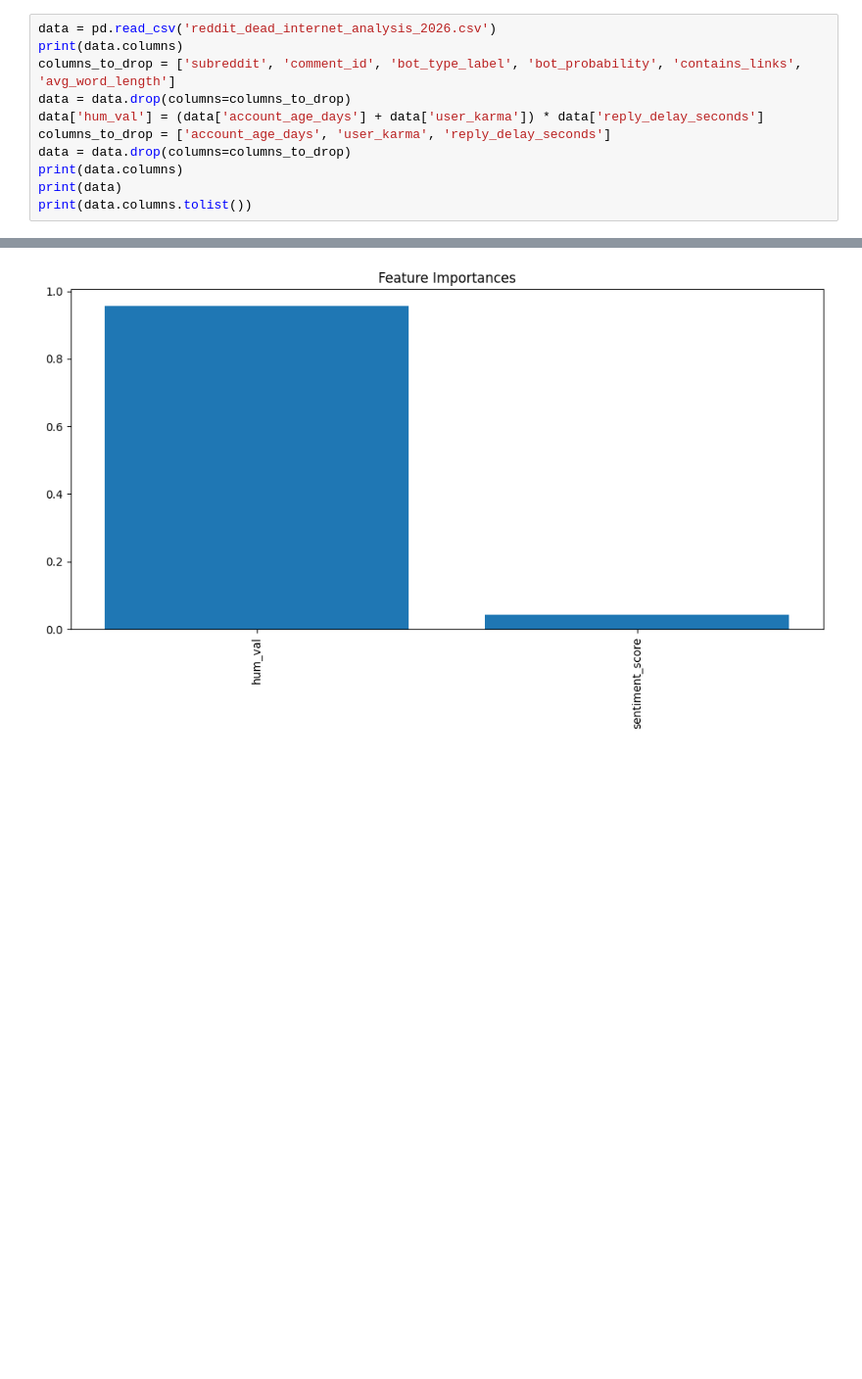
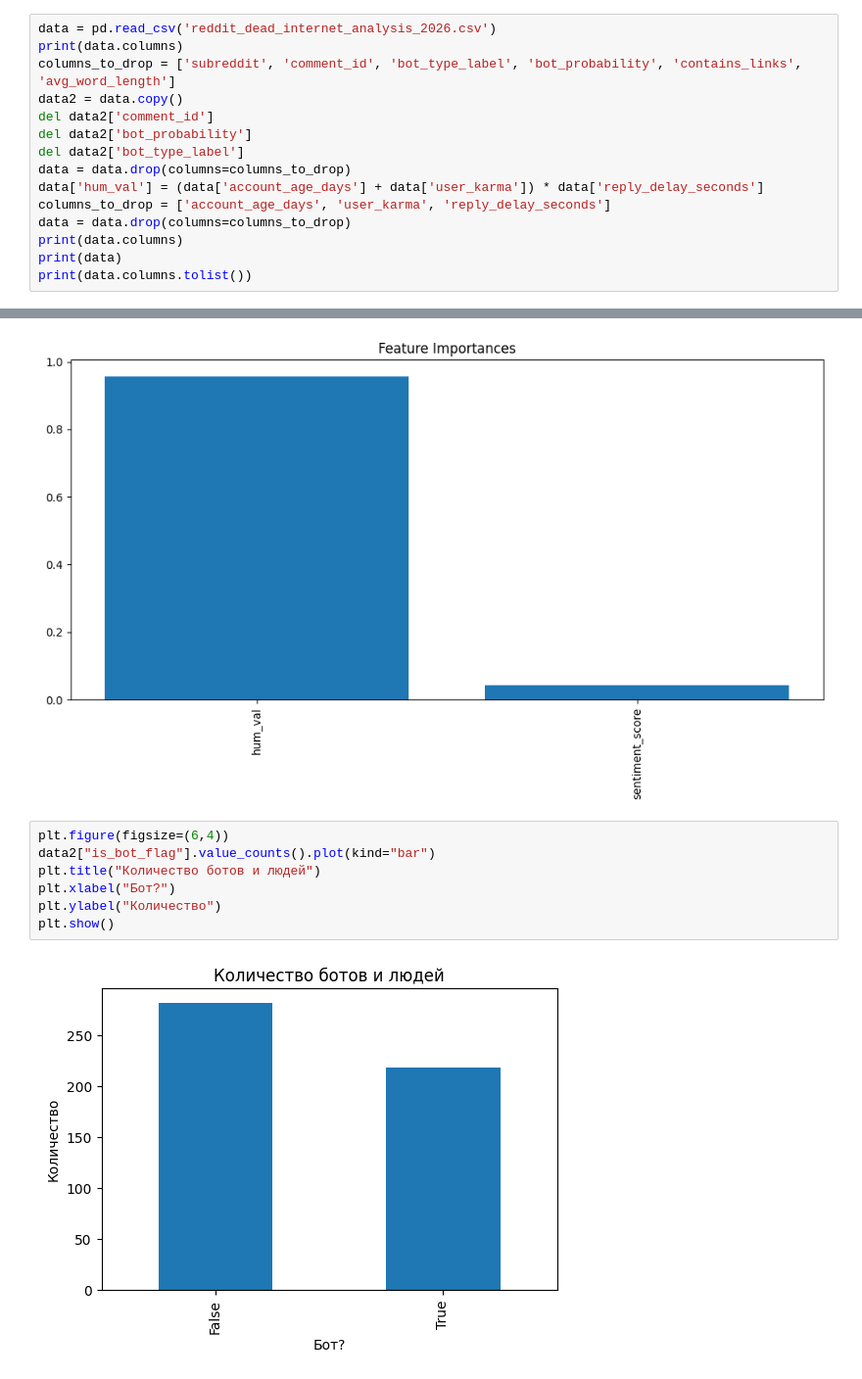
Before and after one commit to ollxel/reddit-bots, a Jupyter notebook: bot-predict.ipynb, the cells around one changed output, grey strips where cells are left out. Shown at 98% size. Drawn from its saved outputs; the diff is of its cells as text; blank space fills up the shorter version.

```diff
--- a/bot-predict.ipynb
+++ b/bot-predict.ipynb
@@ -9,6 +10,10 @@ import numpy as np
 data = pd.read_csv('reddit_dead_internet_analysis_2026.csv')
 print(data.columns)
 columns_to_drop = ['subreddit', 'comment_id', 'bot_type_label', 'bot_probability', 'contains_links', 'avg_word_length']
+data2 = data.copy()
+del data2['comment_id']
+del data2['bot_probability']
+del data2['bot_type_label']
 data = data.drop(columns=columns_to_drop)
 data['hum_val'] = (data['account_age_days'] + data['user_karma']) * data['reply_delay_seconds']
 columns_to_drop = ['account_age_days', 'user_karma', 'reply_delay_seconds']
@@ -70,3 +75,12 @@ plt.tight_layout()
 plt.show()
 # %% [output]
 [figure]
+# %%
+plt.figure(figsize=(6,4))
+data2["is_bot_flag"].value_counts().plot(kind="bar")
+plt.title("Количество ботов и людей")
+plt.xlabel("Бот?")
+plt.ylabel("Количество")
+plt.show()
+# %% [output]
+[figure, added]
```
Also changed, not shown: parts of 5 cells of this notebook.
